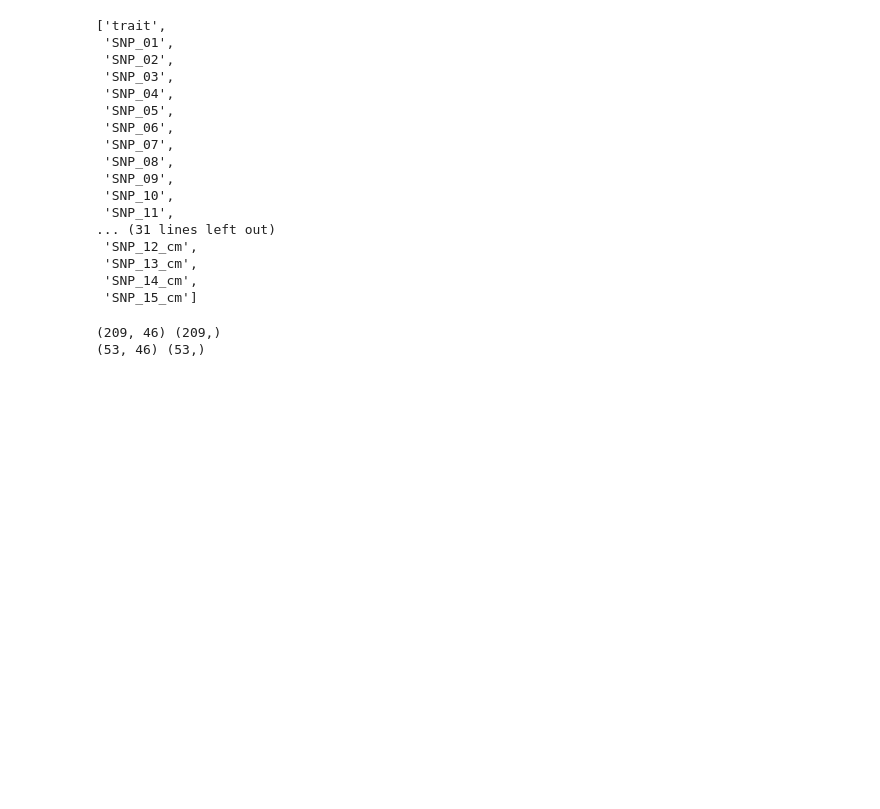
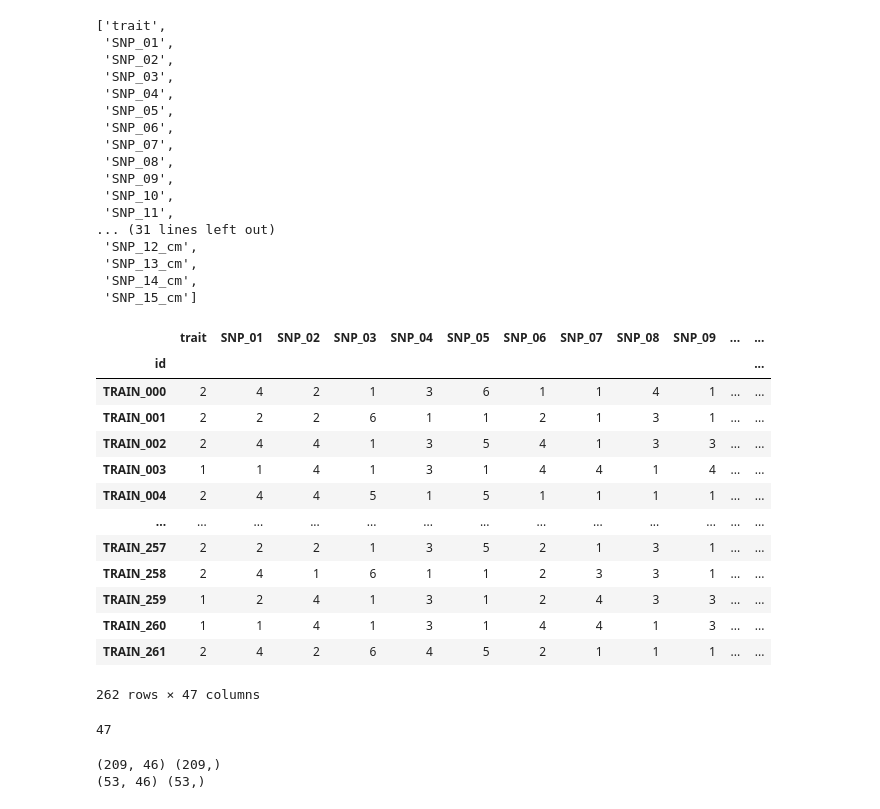
Before and after one commit to jihun5/it_jupyter, a Jupyter notebook: 이것저것연습/pr4.ipynb, the cells around one changed output. Drawn from its saved outputs; the diff is of its cells as text; code cells hidden in the pictures; blank space fills up the shorter version.

```diff
--- a/이것저것연습/pr4.ipynb
+++ b/이것저것연습/pr4.ipynb
@@ -324,6 +324,27 @@ a
  'SNP_13_cm',
  'SNP_14_cm',
  'SNP_15_cm']
+# %%
+pd.get_dummies(train, drop_first=True, dtype='int')
+# %% [output]
+|  | trait | SNP_01 | SNP_02 | SNP_03 | SNP_04 | SNP_05 | SNP_06 | SNP_07 | SNP_08 | SNP_09 | ... | ... |
+| id |  |  |  |  |  |  |  |  |  |  |  | ... |
+| TRAIN_000 | 2 | 4 | 2 | 1 | 3 | 6 | 1 | 1 | 4 | 1 | ... | ... |
+| TRAIN_001 | 2 | 2 | 2 | 6 | 1 | 1 | 2 | 1 | 3 | 1 | ... | ... |
+| TRAIN_002 | 2 | 4 | 4 | 1 | 3 | 5 | 4 | 1 | 3 | 3 | ... | ... |
+| TRAIN_003 | 1 | 1 | 4 | 1 | 3 | 1 | 4 | 4 | 1 | 4 | ... | ... |
+| TRAIN_004 | 2 | 4 | 4 | 5 | 1 | 5 | 1 | 1 | 1 | 1 | ... | ... |
+| ... | ... | ... | ... | ... | ... | ... | ... | ... | ... | ... | ... | ... |
+| TRAIN_257 | 2 | 2 | 2 | 1 | 3 | 5 | 2 | 1 | 3 | 1 | ... | ... |
+| TRAIN_258 | 2 | 4 | 1 | 6 | 1 | 1 | 2 | 3 | 3 | 1 | ... | ... |
+| TRAIN_259 | 1 | 2 | 4 | 1 | 3 | 1 | 2 | 4 | 3 | 3 | ... | ... |
+| TRAIN_260 | 1 | 1 | 4 | 1 | 3 | 1 | 4 | 4 | 1 | 3 | ... | ... |
+| TRAIN_261 | 2 | 4 | 2 | 6 | 4 | 5 | 2 | 1 | 1 | 1 | ... | ... |
+262 rows × 47 columns
+# %%
+print(len(train.columns))
+# %% [output]
+47
 # %%
 from sklearn.model_selection import train_test_split
 x_data = train.loc[:,'SNP_01':'SNP_15_cm']
```
Also changed, not shown: 2 other files.
